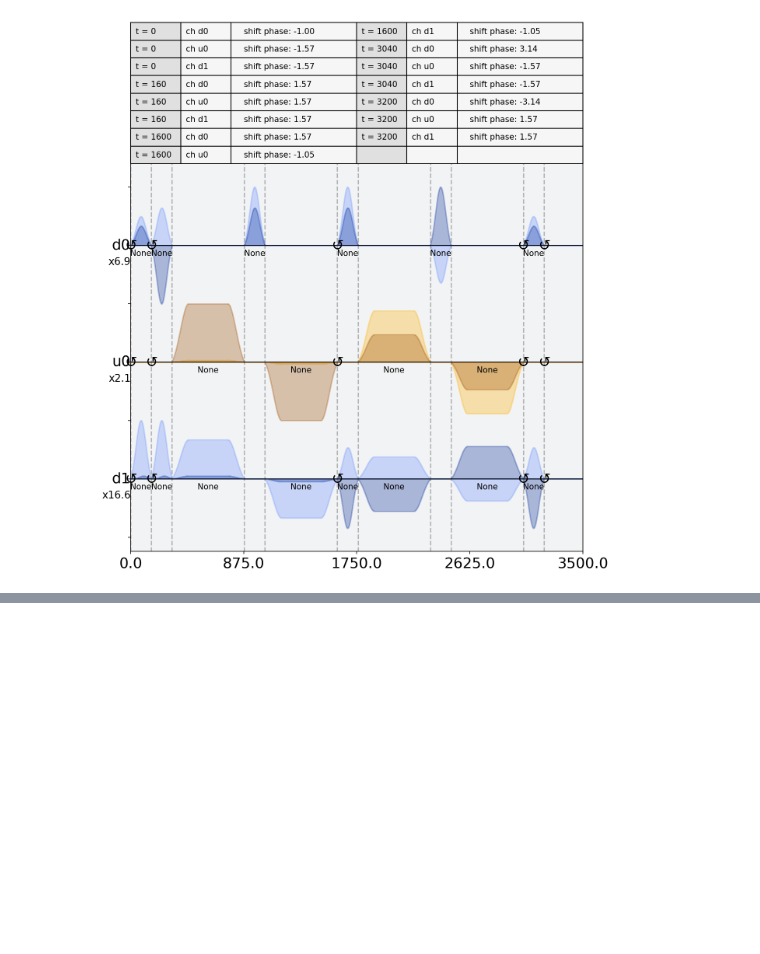
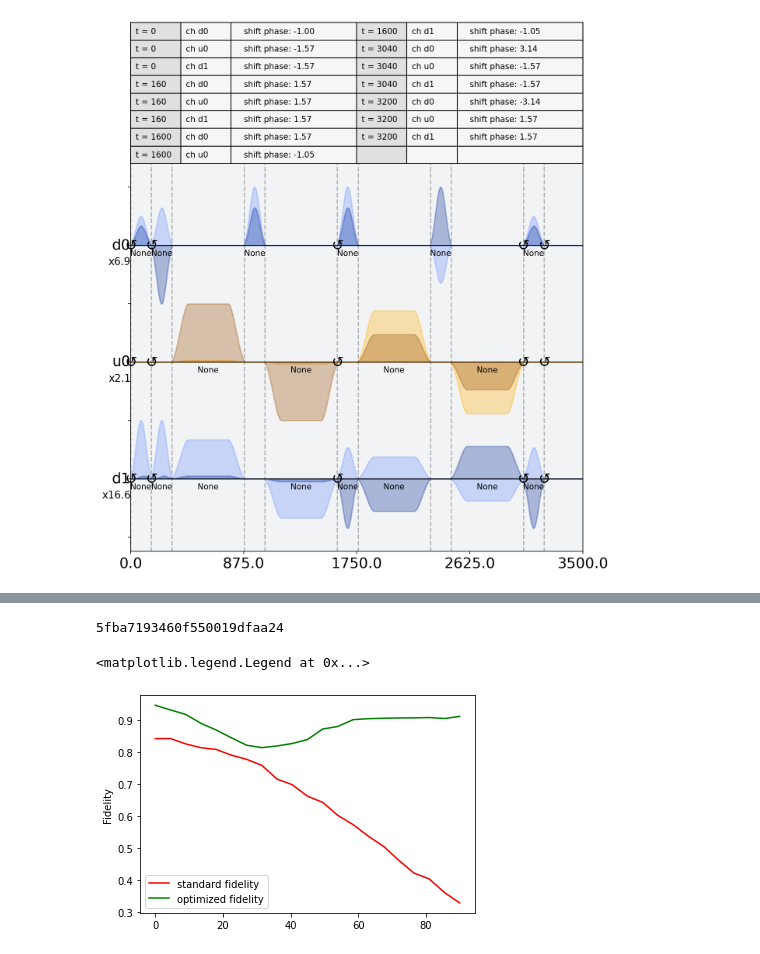
Before and after one commit to tusharkundra/qiskit-terra, a Jupyter notebook: FinalProjectJupyter.ipynb, the cells around one changed output, grey strips where cells are left out. Saved outputs shown, nothing was run; the diff lists cells and outputs as text; code cells hidden in the pictures; blank space fills up the shorter version.

```diff
--- a/FinalProjectJupyter.ipynb
+++ b/FinalProjectJupyter.ipynb
@@ -312,6 +337,6 @@ decomposed_circuit = circ.decompose(backend=backend, optimize_using_open_pulse=T
 transpiled_circuit = transpile(decomposed_circuit, backend, optimization_level=1)
 schedule = build_schedule(transpiled_circuit, backend, inst_map=inst_sched_map)
 schedule |= inst_sched_map.get('u2', qubits=[1], P0=0, P1=np.pi) << schedule.duration
-# schedule |= measure << schedule.duration
+schedule |= measure << schedule.duration
 schedule.draw(table=True, label=True, channels=[])
 # %% [output]
@@ -653,0 +782,63 @@ print(f"fidelity: {quantum_info.hellinger_fidelity(h2_ideal_counts, h2_optimized
+# %%
+# zz_job = execute(schedules, backend=backend, shots=8192)
+# job_monitor(zz_job, interval=2)
+zz_job = backend.retrieve_job('5fba7193460f550019dfaa24')
+print(zz_job.job_id())
+# %% [output]
+5fba7193460f550019dfaa24
+# %%
+zz_job_result = zz_job.result()
+zz_standard_counts_list = []
+for i in range(len(thetas)):
+    standard_counts = marginal_counts(zz_job_result.get_counts(i), [0,1])
+    zz_standard_counts_list.append(standard_counts)
+
+zz_optimized_counts_list = []
+for i in range(len(thetas), len(thetas) * 2):
+    optimized_counts = marginal_counts(zz_job_result.get_counts(i), [0,1])
+    zz_optimized_counts_list.append(optimized_counts)
+
+zz_standard_state_vectors = []
+for counts in zz_standard_counts_list:
+        zz_standard_state_vectors.append(np.array([
+            np.sqrt(counts.get('00', 0)/8192),
+            np.sqrt(counts.get('01', 0)/8192),
+            np.sqrt(counts.get('10', 0)/8192),
+            np.sqrt(counts.get('11', 0)/8192)]))
+
+zz_optimized_state_vectors = []
+for counts in zz_optimized_counts_list:
+        zz_optimized_state_vectors.append(np.array([
+            np.sqrt(counts.get('00', 0)/8192),
+            np.sqrt(counts.get('01', 0)/8192),
+            np.sqrt(counts.get('10', 0)/8192),
+            np.sqrt(counts.get('11', 0)/8192)]))
+
+
+ideal_state_vectors = []
+for c in circuits:
+    ideal = Statevector.from_instruction(c).data
+    ideal_state_vectors.append(ideal)
+
+zz_standard_fidelities = []
+for sv1, sv2 in zip(zz_standard_state_vectors, ideal_state_vectors):
+    fidelity = state_fidelity(np.abs(sv1), np.abs(sv2))
+    zz_standard_fidelities.append(fidelity)
+
+zz_optimized_fidelities = []
+for sv1, sv2 in zip(zz_optimized_state_vectors, ideal_state_vectors):
+    fidelity = state_fidelity(np.abs(sv1), np.abs(sv2))
+    zz_optimized_fidelities.append(fidelity)
+
+cross_fidelities = []
+for sv1, sv2 in zip(zz_standard_state_vectors, zz_optimized_state_vectors):
+    fidelity = state_fidelity(np.abs(sv1), np.abs(sv2))
+    cross_fidelities.append(fidelity)
+
+plt.plot(thetas * 180 / np.pi, zz_standard_fidelities, 'r')
+plt.plot(thetas * 180 / np.pi, zz_optimized_fidelities, 'g')
+plt.ylabel('Fidelity')
+plt.legend(['standard fidelity', 'optimized fidelity'])
+# %% [output]
+<matplotlib.legend.Legend at 0x...>
+[figure, added]
```
Also changed, not shown: parts of 13 cells of this notebook, 4 other files.
